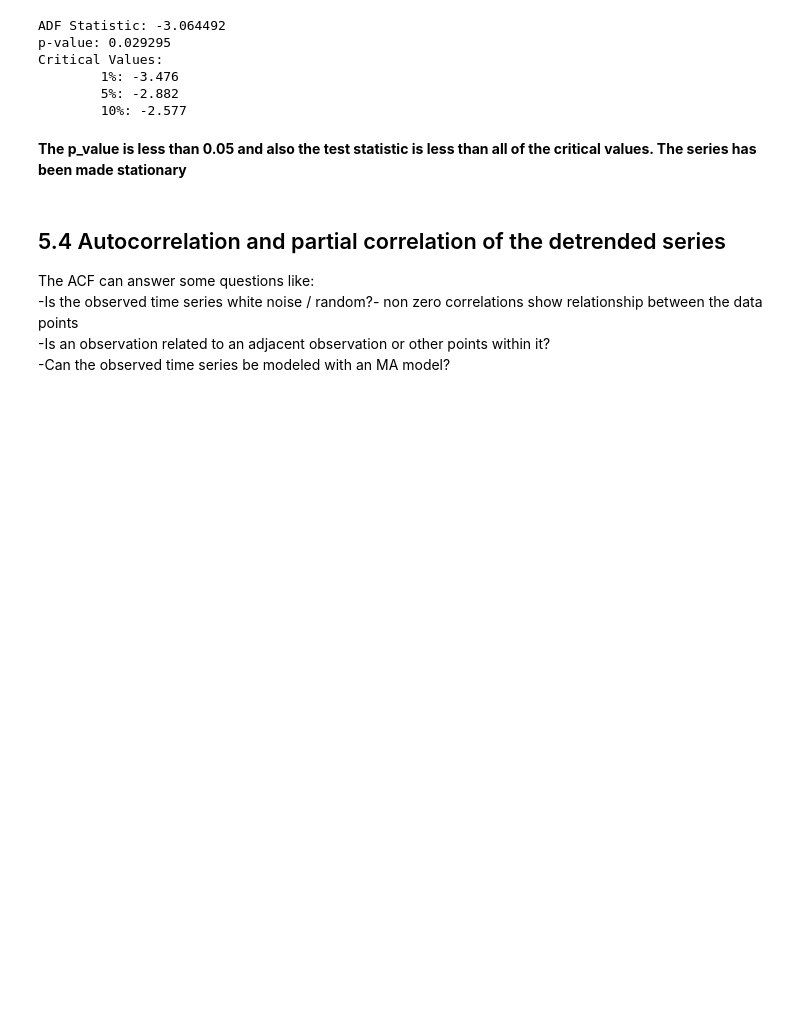
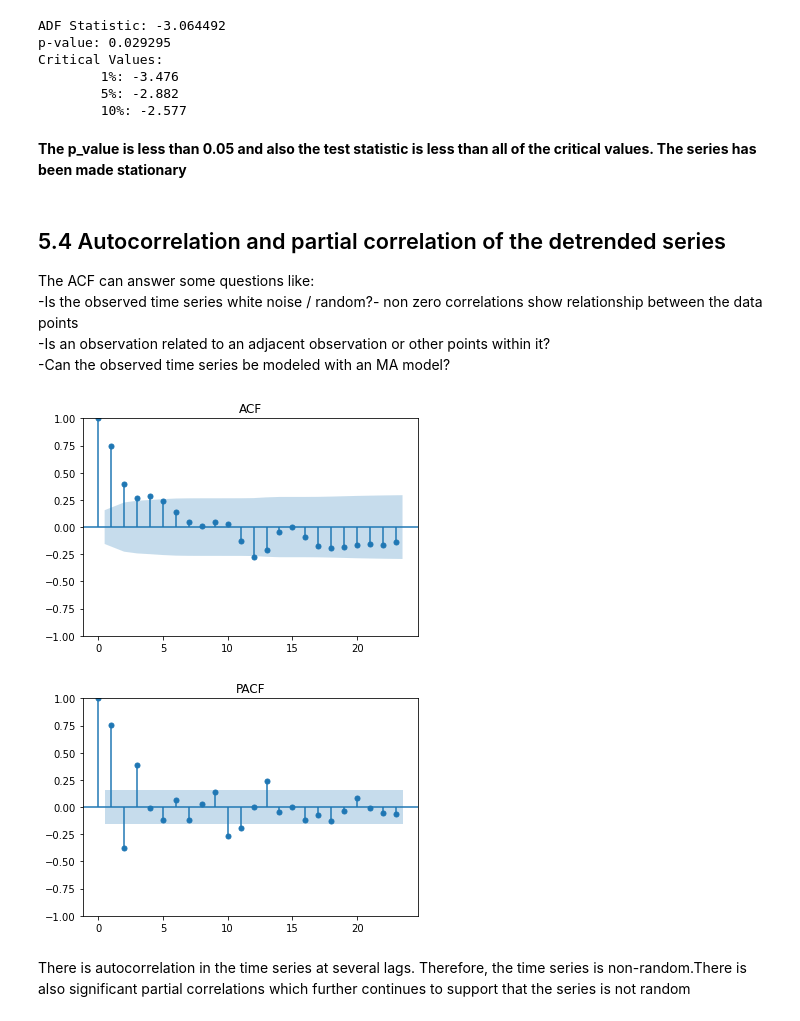
Before and after one commit to OswaldCc/Forecasting-Zillow-Real-Estate-Prices-Time-Series-Modelling, a Jupyter notebook: index.ipynb, the cells around one changed output. Drawn from its saved outputs; the diff is of its cells as text; code cells hidden in the pictures; blank space fills up the shorter version.

```diff
--- a/index.ipynb
+++ b/index.ipynb
@@ -682,3 +682,12 @@ The ACF can answer some questions like:<br>
 -Is the observed time series white noise / random?- non zero correlations show relationship between the data points<br>
 -Is an observation related to an adjacent observation or other points within it?<br>
 -Can the observed time series be modeled with an MA model?<br>
+# %%
+
+acf_plot = plot_acf(detrended_series, title="ACF")
+pacf_plot = plot_pacf(detrended_series, title="PACF")
+# %% [output]
+[figure, added]
+[figure, added]
+# %% [markdown]
+There is autocorrelation in the time series at several lags. Therefore, the time series is non-random.There is also significant partial correlations which further continues to support that the series is not random
```
Also changed, not shown: parts of 50 cells of this notebook.
